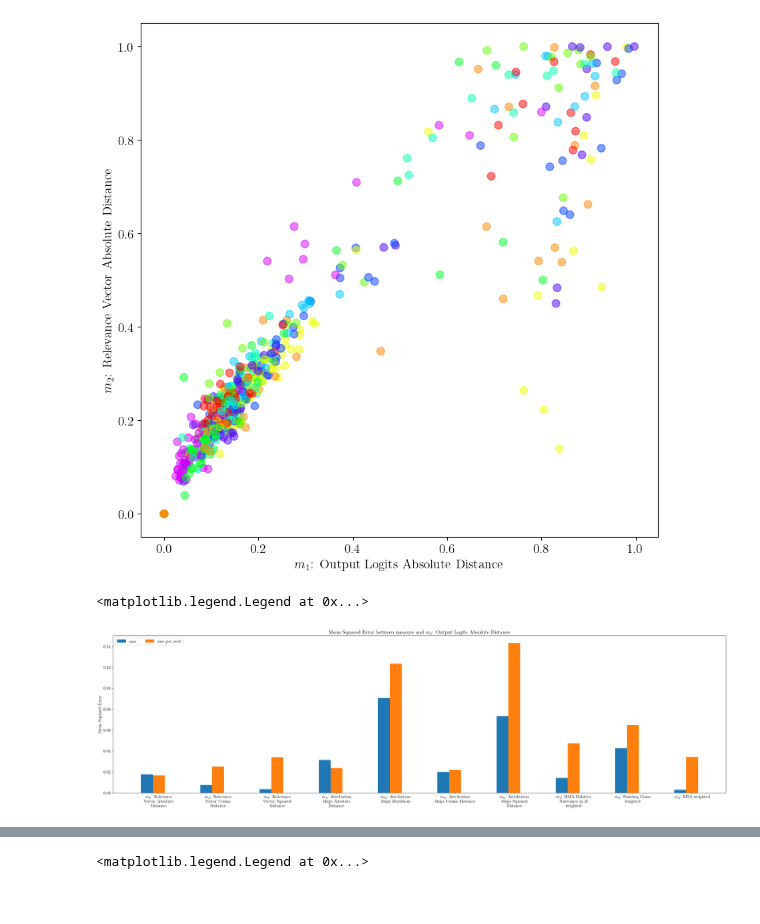
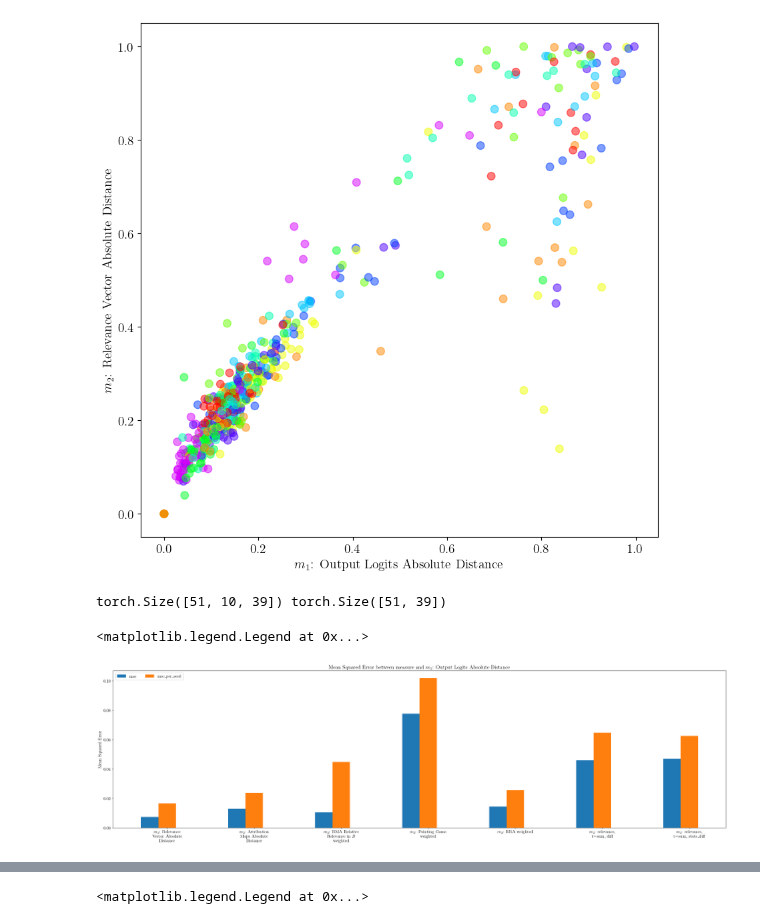
Before and after one commit to lillijo/xai-evaluation-master-thesis, a Jupyter notebook: experiments/compare_measures.ipynb, the cells around one changed output, grey strips where cells are left out. Cells and saved outputs as stored; diff of their text form; code cells hidden in the pictures.

```diff
--- a/experiments/compare_measures.ipynb
+++ b/experiments/compare_measures.ipynb
@@ -505,5 +583,0 @@ plt.legend(
-# %%
-for m in range(2):
-    vals = torch.mean(pf_gt[:,:,m], dim=1)
-    sigma = torch.std(pf_gt[:,:,m], dim=1) / math.sqrt(10)
-    plt.plot(biases, vals, label=str(m))
@@ -513,3 +584,15 @@ IndexError: index 1 is out of bounds for dimension 2 with size 1
+# %%
+BIASES = list(np.round(np.linspace(0, 1, 51), 3))
+watermark_flip_m0 = torch.zeros(51)
+
+
+for i, b in enumerate(BIASES):
+    ds = BiasedNoisyDataset(b, 0.5, False)
+    pred_labels = torch.from_numpy(ds.watermarks)
+    true_labels = torch.from_numpy(ds.labels[:491520, 1])
+    watermark_flip_m0[i] = (
+        1 - (2* torch.count_nonzero(pred_labels != true_labels) / pred_labels.shape[0])
+    )
 # %%
 # MI and PHI over seeds
 
@@ -705,29 +814,48 @@ compare_two_measures(per_sample, "m1_mlc_abs", "m2_rel_abs")
 [figure]
 # %%
 from textwrap import wrap
+
 biases = list(np.round(np.linspace(0, 1, 51), 3))
 weights = torch.nn.functional.softmax(torch.tensor(biases), dim=0)
 m1s = [
     "m1_phi",
     "m1_mlc_abs",
-    "m1_mlc_cosine",
-    #"m1_mlc_euclid",
-    "m1_mlc_l2square",
+    # "m1_mlc_euclid",
+    #"m1_mlc_l2square",
+    #"m1_mlc_cosine",
 ]
 
 m2s = [
     "m2_rel_abs",
-    "m2_rel_cosine",
+    #"m2_rel_cosine",
     #"m2_rel_euclid",
-    "m2_rel_l2square",
+    #"m2_rel_l2square",
     "m2_mac_abs",
-    "m2_mac_euclid",
-    "m2_mac_cosine",
-    "m2_mac_l2square",
+    #"m2_mac_euclid",
+    #"m2_mac_cosine",
+    #"m2_mac_l2square",
     "m2_rma",
-    #"m2_bbox_rel",
+    #"m2_rma_unweighted",
     "m2_pg_weighted",
+    #"m2_pg_unweighted",
     "m2_rra_weighted",
+    #"m2_rra_unweighted",
+    #"m2_Rel_max_diff",
+    #"m2_Rel_max_m_rels",
+    #"m2_Rel_max_stats",
+    #"m2_Rel_max_stats_diff",
+    #"m2_Act_max_diff",
+    #"m2_Act_max_m_rels",
+    #"m2_Act_max_stats",
+    #"m2_Act_max_stats_diff",
+    "m2_Rel_sum_diff",
+    #"m2_Rel_sum_m_rels",
+    #"m2_Rel_sum_stats",
+    "m2_Rel_sum_stats_diff",
+    #"m2_Act_sum_diff",
+    #"m2_Act_sum_m_rels",
+    #"m2_Act_sum_stats",
+    #"m2_Act_sum_stats_diff",
 ]
 
 
@@ -760,52 +888,62 @@ for_plot = {
     "mse_per_seed": [],
     "weighted_mse_per_seed": [],
 }
-per_rho = torch.mean(per_sample, dim=(1, 2))  # filtered
-per_seed = torch.mean(per_sample, dim=(2))
+per_rho = torch.mean(perseed_all, dim=(1))  # filtered
+per_seed = perseed_all
+print(per_seed.shape, per_rho.shape)
 m1_index = 1
 m1_phi_vals = per_rho[:, m1_index]
 m1_phi_valsps = per_seed[:, :, m1_index]
 for measure in m2s:
     mk = ALL_MEASURES.index(measure)
-    vals = per_rho[:, mk] / per_rho[:, mk].max()
+    vals = per_rho[:, mk]  # / per_rho[:, mk].max()
+
+    if measure == "m2_mac_l2square":
+        vals = vals / perseed_all[:, :, mk].max()
+    if measure == "m2_mac_euclid":
+        vals = vals / perseed_all[:, :, mk].max()
+
     mses[measure] = {
         "mse": mse(m1_phi_vals, vals),
         "weighted_mse": weighted_mse(m1_phi_vals, vals),
         "r2": r2_value(m1_phi_vals, vals),
         "r2_per_seed": r2_value(m1_phi_valsps.flatten(), per_seed[:, :, mk].flatten()),
         # torch.mean(torch.tensor([r2_value(m1_phi_valsps[:,s], per_seed[:, s, mk]) for s in range(16)])),
         "mse_per_seed": mse(m1_phi_valsps, per_seed[:, :, mk]),
         "weighted_mse_per_seed": weighted_mse(m1_phi_valsps, per_seed[:, :, mk]),
     }
     for_plot["mse"].append(mses[measure]["mse"])
     for_plot["weighted_mse"].append(mses[measure]["weighted_mse"])
     for_plot["r2"].append(mses[measure]["r2"])
     for_plot["r2_per_seed"].append(mses[measure]["r2_per_seed"])
     for_plot["mse_per_seed"].append(mses[measure]["mse_per_seed"])
     for_plot["weighted_mse_per_seed"].append(mses[measure]["weighted_mse_per_seed"])
 
 
 x = np.arange(len(mses.keys()))  # the label locations
 fig, ax = plt.subplots(layout="constrained", figsize=(28, 8))
 width = 0.2  # the width of the bars
 multiplier = 0
-for attribute in ["mse", "mse_per_seed"]: #, "weighted_mse", "weighted_mse_per_seed"
+for attribute in ["mse", "mse_per_seed"]:  # , "weighted_mse", "weighted_mse_per_seed"
     measurement = for_plot[attribute]
     offset = width * multiplier
     rects = ax.bar(x + offset, measurement, width, label=attribute)
     # ax.bar_label(rects, padding=3)
     multiplier += 1
 
 # Add some text for labels, title and custom x-axis tick labels, etc.
-ax.set_title(f"Mean Squared Error between measure and {NAME_DICT[ALL_MEASURES[m1_index]]}")
+ax.set_title(
+    f"Mean Squared Error between measure and {NAME_DICT[ALL_MEASURES[m1_index]]}"
+)
 ax.set_ylabel("Mean Squared Error")
-#ax.set_ylim([0.0, 0.016])
+# ax.set_ylim([0.0, 0.016])
 ax.set_xticks(x + width, ["\n".join(wrap(NAME_DICT[k], 20)) for k in mses.keys()])
 ax.legend(loc="upper left", ncols=4)
 # ax.set_ylim(0, 1)
 # %% [output]
-<matplotlib.legend.Legend at 0x...>
+torch.Size([51, 10, 39]) torch.Size([51, 39])
+<matplotlib.legend.Legend at 0x...>
-[figure, old version]
+[figure, new version]
 # %%
 import matplotlib.patches as mpatches
 
```
Also changed, not shown: parts of 11 cells of this notebook, 9 other files.
